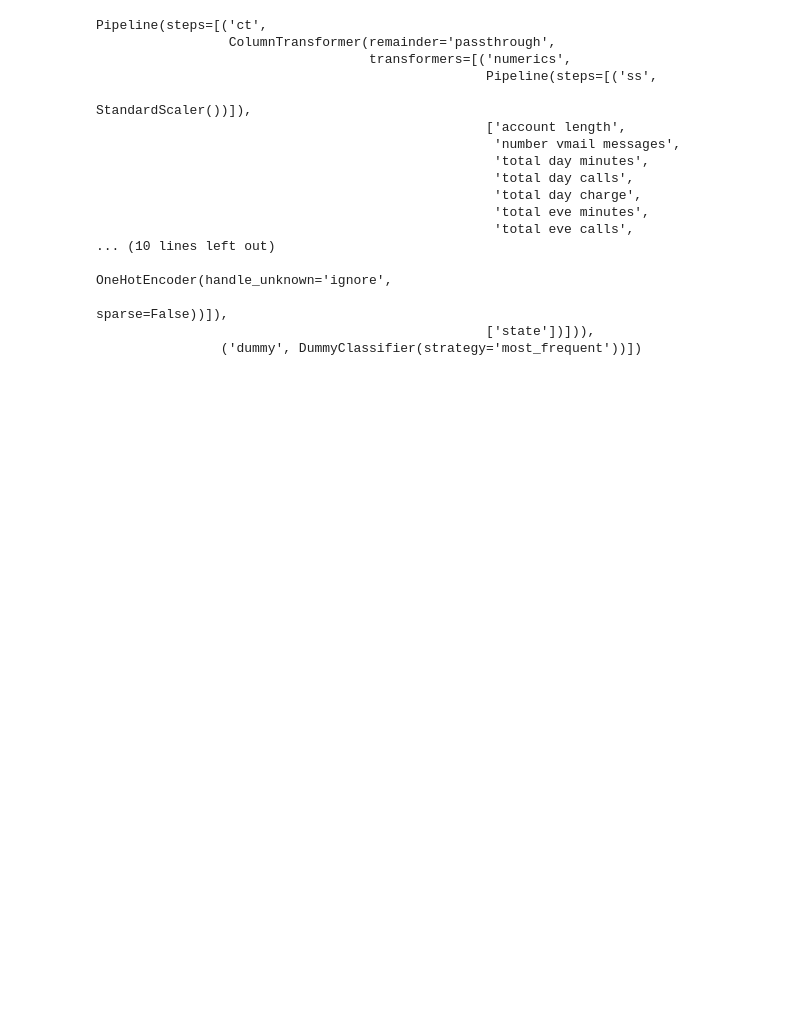
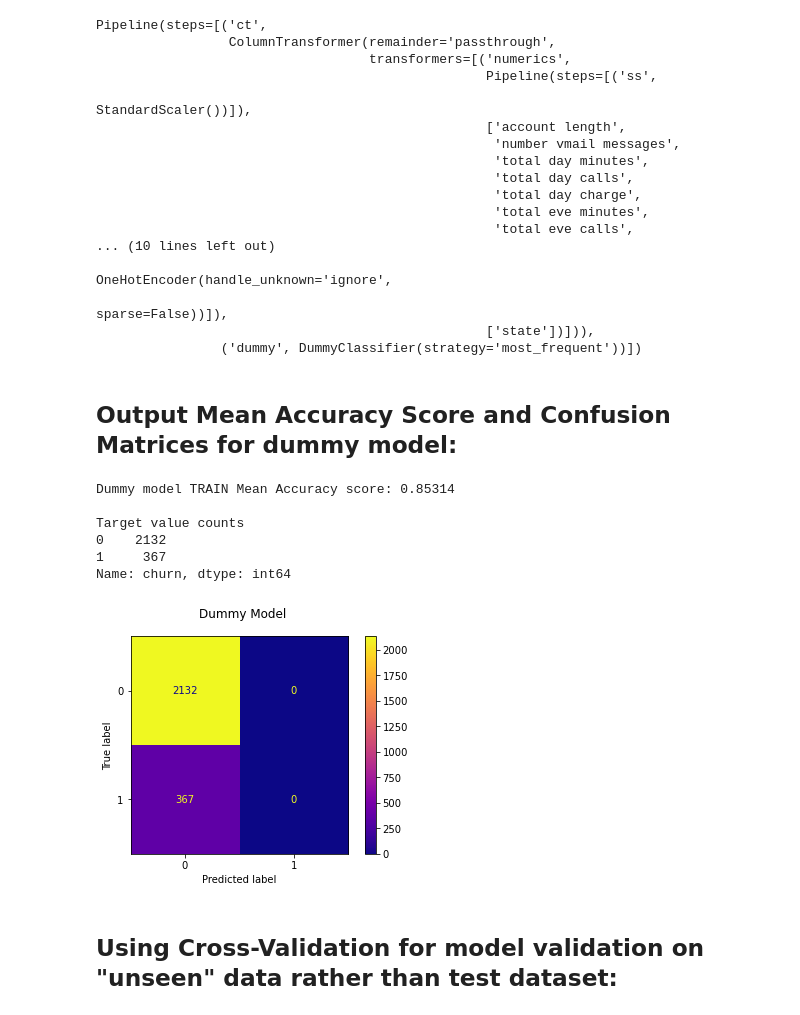
Before and after one commit to clairesarraille/SyriaTel_Customer_Churn, a Jupyter notebook: notebook_02.ipynb, the cells around one changed output. Saved outputs shown, nothing was run; the diff lists cells and outputs as text; code cells hidden in the pictures; blank space fills up the shorter version.

Commit message:
Rough draft model iteration: dummy, fsm, smote, gridsearch

```diff
--- a/notebook_02.ipynb
+++ b/notebook_02.ipynb
@@ -225,7 +300,7 @@ X = df.drop(['area code', 'phone number','churn'], axis = 1).reset_index(drop=Tr
 y = df.churn.reset_index(drop=True)
 
 # Split Data into train and test:
-X_train, x_test, y_train, y_test = train_test_split(X,y, random_state=666)
+X_train, X_test, y_train, y_test = train_test_split(X,y, random_state=666)
 
 # Preview top 10:
 X.head()
@@ -345,3 +420,5 @@ Pipeline(steps=[('ct',
                                                                                  sparse=False))]),
                                                   ['state'])])),
                 ('dummy', DummyClassifier(strategy='most_frequent'))])
+# %% [markdown]
+## Output Mean Accuracy Score and Confusion Matrices for dummy model:
@@ -347,0 +429,23 @@ Pipeline(steps=[('ct',
+# %%
+# Training Data Confusion Matrix:
+
+fig, ax = plt.subplots()
+
+fig.suptitle("Dummy Model")
+
+plot_confusion_matrix(dumpipe, X_train, y_train, ax=ax, cmap="plasma");
+
+print(f'Dummy model TRAIN Mean Accuracy score: {dumpipe.score(X_train, y_train):.5f}')
+print()
+print('Target value counts')
+print(y_train.value_counts())
+# %% [output]
+Dummy model TRAIN Mean Accuracy score: 0.85314
+
+Target value counts
+0    2132
+1     367
+Name: churn, dtype: int64
+[figure, added]
+# %% [markdown]
+## Using Cross-Validation for model validation on "unseen" data rather than test dataset:
```
Also changed, not shown: parts of 35 cells of this notebook.
